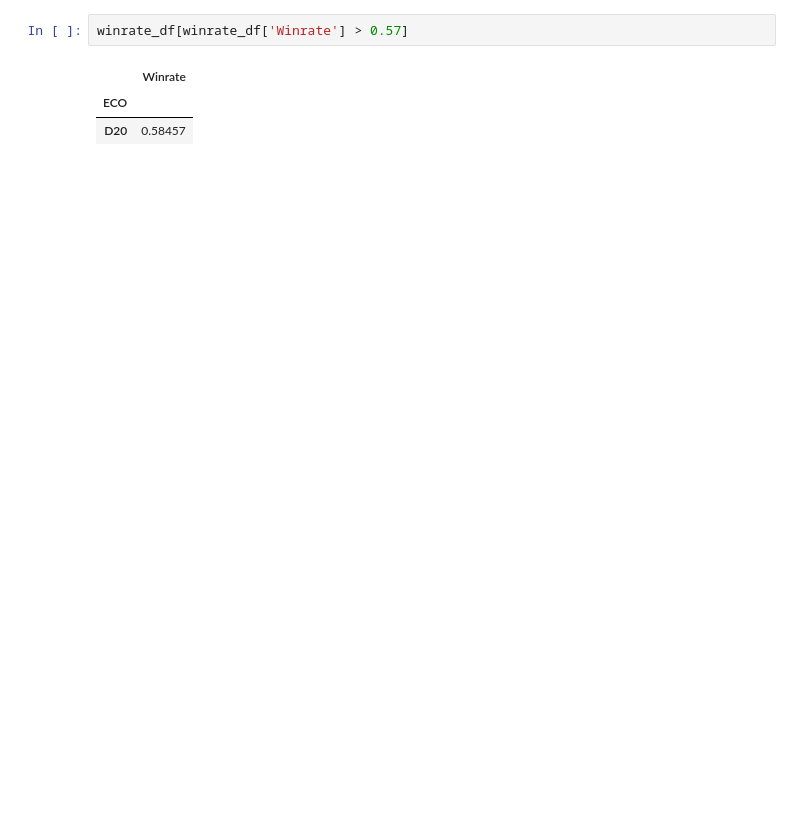
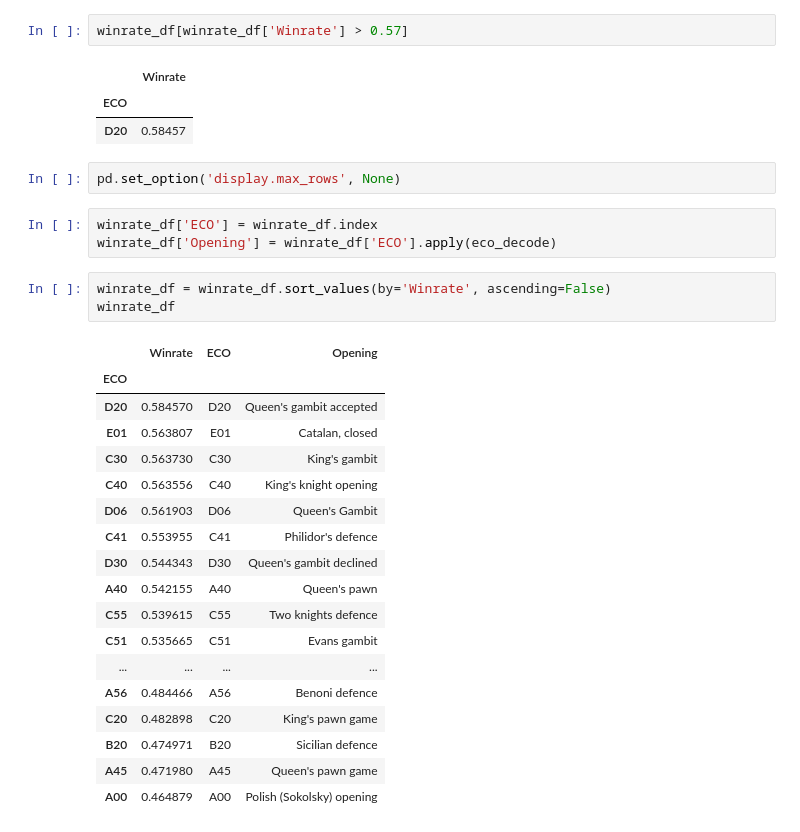
Before and after one commit to ielo03/chess-openings-analysis, a Jupyter notebook: BestOpenings.ipynb, the cells around one changed output. Saved outputs shown, nothing was run; the diff lists cells and outputs as text; blank space fills up the shorter version.

```diff
--- a/BestOpenings.ipynb
+++ b/BestOpenings.ipynb
@@ -65,3 +66,30 @@ winrate_df[winrate_df['Winrate'] > 0.57]
 |  | Winrate |
 | ECO |  |
 | D20 | 0.58457 |
+# %%
+pd.set_option('display.max_rows', None)
+# %%
+winrate_df['ECO'] = winrate_df.index
+winrate_df['Opening'] = winrate_df['ECO'].apply(eco_decode)
+# %%
+winrate_df = winrate_df.sort_values(by='Winrate', ascending=False)
+winrate_df
+# %% [output]
+|  | Winrate | ECO | Opening |
+| ECO |  |  |  |
+| D20 | 0.584570 | D20 | Queen's gambit accepted |
+| E01 | 0.563807 | E01 | Catalan, closed |
+| C30 | 0.563730 | C30 | King's gambit |
+| C40 | 0.563556 | C40 | King's knight opening |
+| D06 | 0.561903 | D06 | Queen's Gambit |
+| C41 | 0.553955 | C41 | Philidor's defence |
+| D30 | 0.544343 | D30 | Queen's gambit declined |
+| A40 | 0.542155 | A40 | Queen's pawn |
+| C55 | 0.539615 | C55 | Two knights defence |
+| C51 | 0.535665 | C51 | Evans gambit |
+| ... | ... | ... | ... |
+| A56 | 0.484466 | A56 | Benoni defence |
+| C20 | 0.482898 | C20 | King's pawn game |
+| B20 | 0.474971 | B20 | Sicilian defence |
+| A45 | 0.471980 | A45 | Queen's pawn game |
+| A00 | 0.464879 | A00 | Polish (Sokolsky) opening |
```
Also changed, not shown: parts of 5 cells of this notebook, 3 other files.
